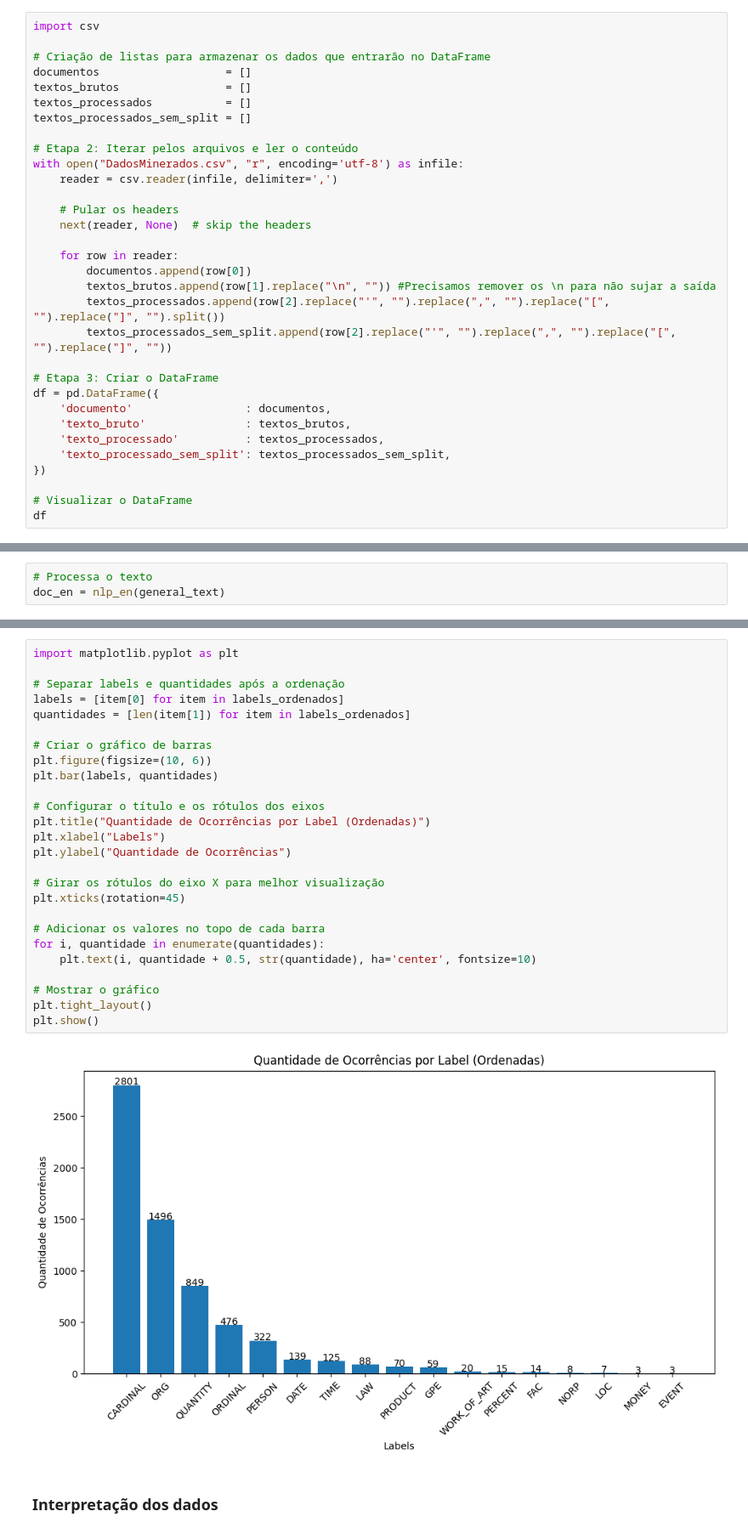
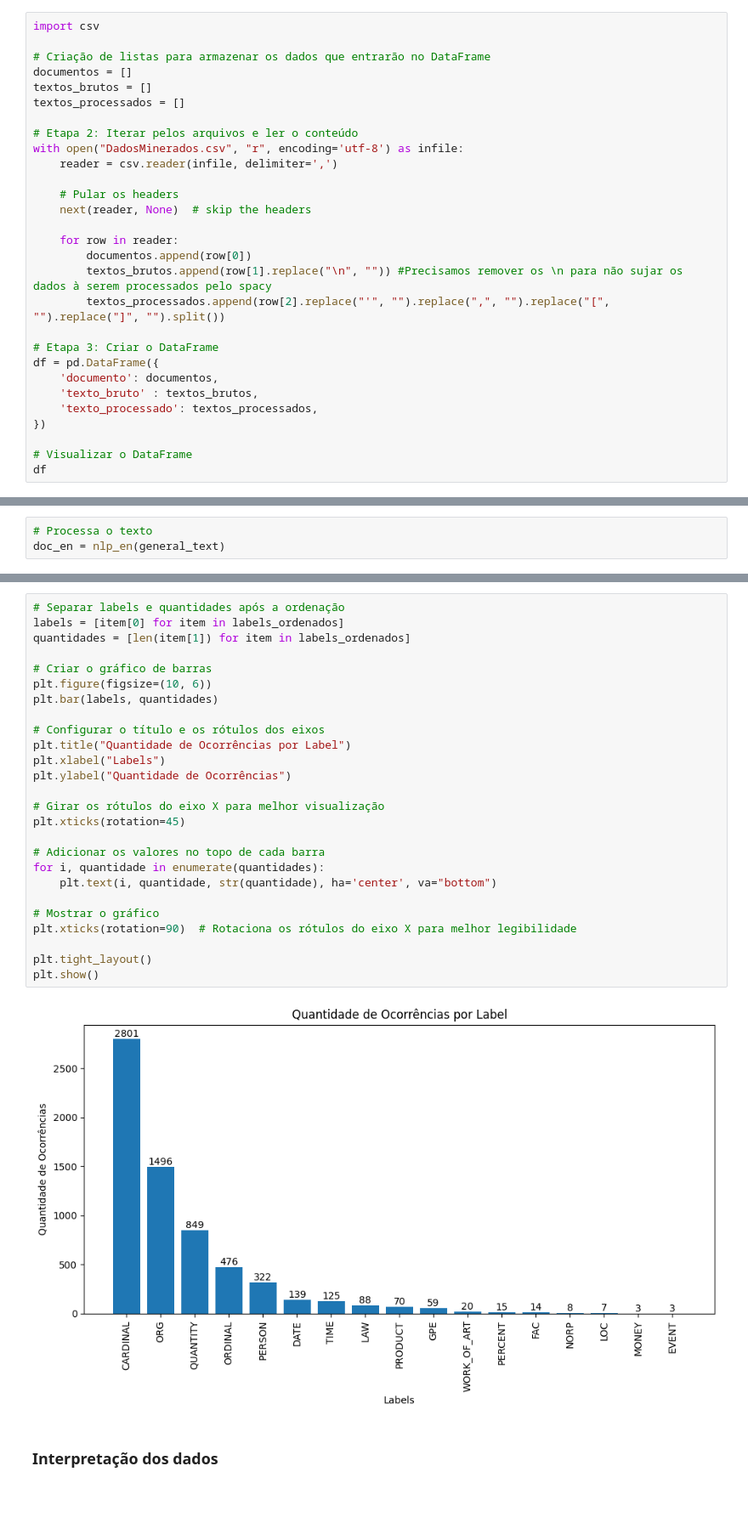
Before and after one commit to luizklitzke1/PLNAV4, a Jupyter notebook: PLNAV4.ipynb, the cells around one changed output, grey strips where cells are left out. Shown: that part at 85% size. Drawn from its saved outputs; the diff is of its cells as text; blank space fills up the shorter version.

Commit message:
Limpeza e melhoria

```diff
--- a/PLNAV4.ipynb
+++ b/PLNAV4.ipynb
@@ -84,10 +86,9 @@ import pandas as pd
 import csv
 
 # Criação de listas para armazenar os dados que entrarão no DataFrame
-documentos                   = []
-textos_brutos                = []
-textos_processados           = []
-textos_processados_sem_split = []
+documentos = []
+textos_brutos = []
+textos_processados = []
 
 # Etapa 2: Iterar pelos arquivos e ler o conteúdo
 with open("DadosMinerados.csv", "r", encoding='utf-8') as infile:
@@ -98,16 +99,14 @@ with open("DadosMinerados.csv", "r", encoding='utf-8') as infile:
 
     for row in reader:
         documentos.append(row[0])
-        textos_brutos.append(row[1].replace("\n", "")) #Precisamos remover os \n para não sujar a saída
+        textos_brutos.append(row[1].replace("\n", "")) #Precisamos remover os \n para não sujar os dados à serem processados pelo spacy
         textos_processados.append(row[2].replace("'", "").replace(",", "").replace("[", "").replace("]", "").split())
-        textos_processados_sem_split.append(row[2].replace("'", "").replace(",", "").replace("[", "").replace("]", ""))
 
 # Etapa 3: Criar o DataFrame
 df = pd.DataFrame({
-    'documento'                 : documentos,
-    'texto_bruto'               : textos_brutos,
-    'texto_processado'          : textos_processados,
-    'texto_processado_sem_split': textos_processados_sem_split,
+    'documento': documentos,
+    'texto_bruto' : textos_brutos,
+    'texto_processado': textos_processados,
 })
 
 # Visualizar o DataFrame
@@ -217,30 +224,30 @@ Entidades únicas(3): the Greater Restoration, Break, the Reality Break
 # %%
-import matplotlib.pyplot as plt
-
 # Separar labels e quantidades após a ordenação
 labels = [item[0] for item in labels_ordenados]
 quantidades = [len(item[1]) for item in labels_ordenados]
 
 # Criar o gráfico de barras
 plt.figure(figsize=(10, 6))
 plt.bar(labels, quantidades)
 
 # Configurar o título e os rótulos dos eixos
-plt.title("Quantidade de Ocorrências por Label (Ordenadas)")
+plt.title("Quantidade de Ocorrências por Label")
 plt.xlabel("Labels")
 plt.ylabel("Quantidade de Ocorrências")
 
 # Girar os rótulos do eixo X para melhor visualização
 plt.xticks(rotation=45)
 
 # Adicionar os valores no topo de cada barra
 for i, quantidade in enumerate(quantidades):
-    plt.text(i, quantidade + 0.5, str(quantidade), ha='center', fontsize=10)
+    plt.text(i, quantidade, str(quantidade), ha='center', va="bottom")
 
 # Mostrar o gráfico
+plt.xticks(rotation=90)  # Rotaciona os rótulos do eixo X para melhor legibilidade
+
 plt.tight_layout()
 plt.show()
 # %% [output]
-[figure, old version]
+[figure, new version]
 # %% [markdown]
 ### Interpretação dos dados
```
Also changed, not shown: parts of 10 cells of this notebook.
